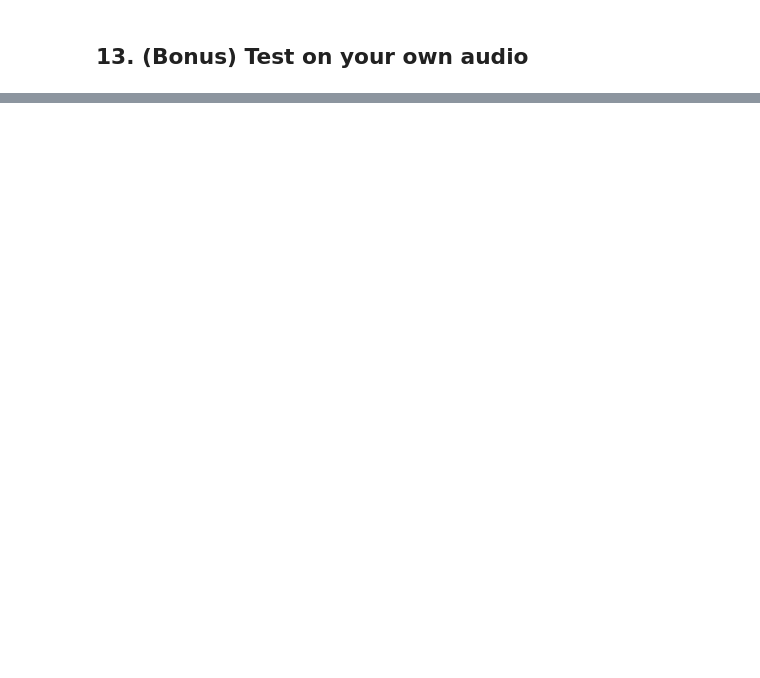
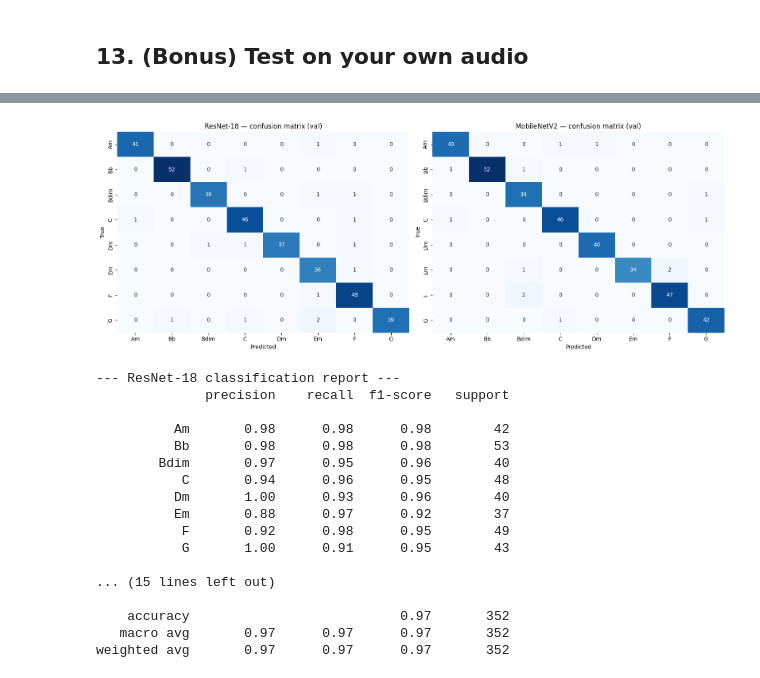
Before and after one commit to KarloBuhinjak/chord-recognition, a Jupyter notebook: chord_recognition.ipynb, the cells around one changed output, grey strips where cells are left out. Saved outputs shown, nothing was run; the diff lists cells and outputs as text; code cells hidden in the pictures; blank space fills up the shorter version.

```diff
--- a/chord_recognition.ipynb
+++ b/chord_recognition.ipynb
@@ -468,0 +648,47 @@ Upload a WAV/MP3 file of a guitar chord:
+# %%
+def get_preds(net, loader):
+    net.eval()
+    preds, labels = [], []
+    with torch.no_grad():
+        for x, y in loader:
+            x = x.to(device)
+            preds.extend(net(x).argmax(1).cpu().numpy())
+            labels.extend(y.numpy())
+    return labels, preds
+
+fig, axes = plt.subplots(1, 2, figsize=(max(14, NUM_CLASSES * 2), max(6, NUM_CLASSES * 0.7)))
+for ax, (name, net) in zip(axes, [('ResNet-18', resnet), ('MobileNetV2', mnet)]):
+    yt, yp = get_preds(net, val_loader_3ch)
+    cm = confusion_matrix(yt, yp)
+    sns.heatmap(cm, annot=True, fmt='d', cmap='Blues',
+                xticklabels=CLASSES, yticklabels=CLASSES, ax=ax, cbar=False)
+    ax.set_title(f'{name} — confusion matrix (val)')
+    ax.set_xlabel('Predicted'); ax.set_ylabel('True')
+plt.tight_layout(); plt.show()
+
+print('--- ResNet-18 classification report ---')
+yt, yp = get_preds(resnet, val_loader_3ch)
+print(classification_report(yt, yp, target_names=CLASSES))
+
+print('--- MobileNetV2 classification report ---')
+yt, yp = get_preds(mnet, val_loader_3ch)
+print(classification_report(yt, yp, target_names=CLASSES))
+# %% [output]
+[figure, added]
+--- ResNet-18 classification report ---
+              precision    recall  f1-score   support
+
+          Am       0.98      0.98      0.98        42
+          Bb       0.98      0.98      0.98        53
+        Bdim       0.97      0.95      0.96        40
+           C       0.94      0.96      0.95        48
+          Dm       1.00      0.93      0.96        40
+          Em       0.88      0.97      0.92        37
+           F       0.92      0.98      0.95        49
+           G       1.00      0.91      0.95        43
+
+... (15 lines left out)
+
+    accuracy                           0.97       352
+   macro avg       0.97      0.97      0.97       352
+weighted avg       0.97      0.97      0.97       352
```
Also changed, not shown: parts of 15 cells of this notebook, 16 other files.
